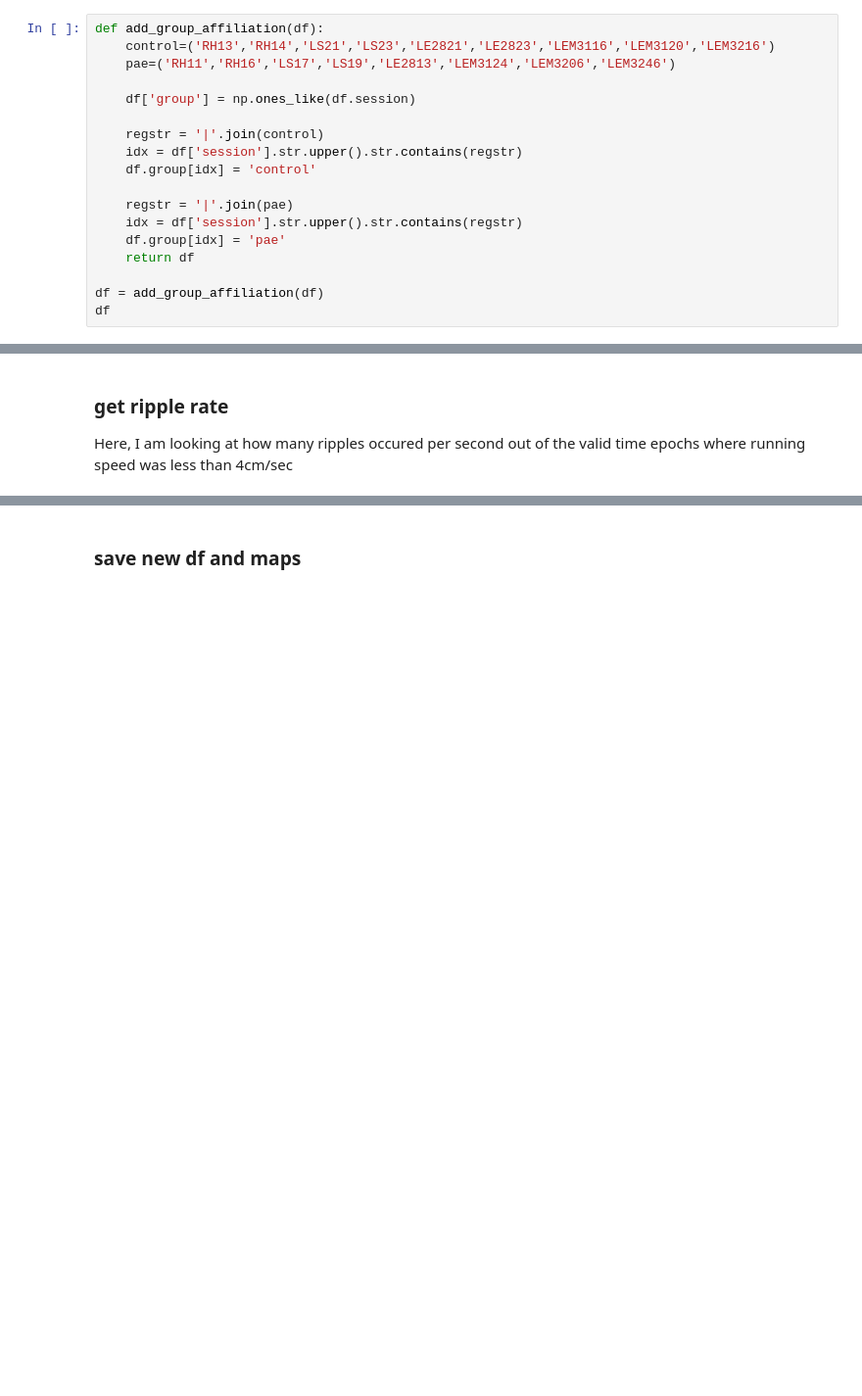
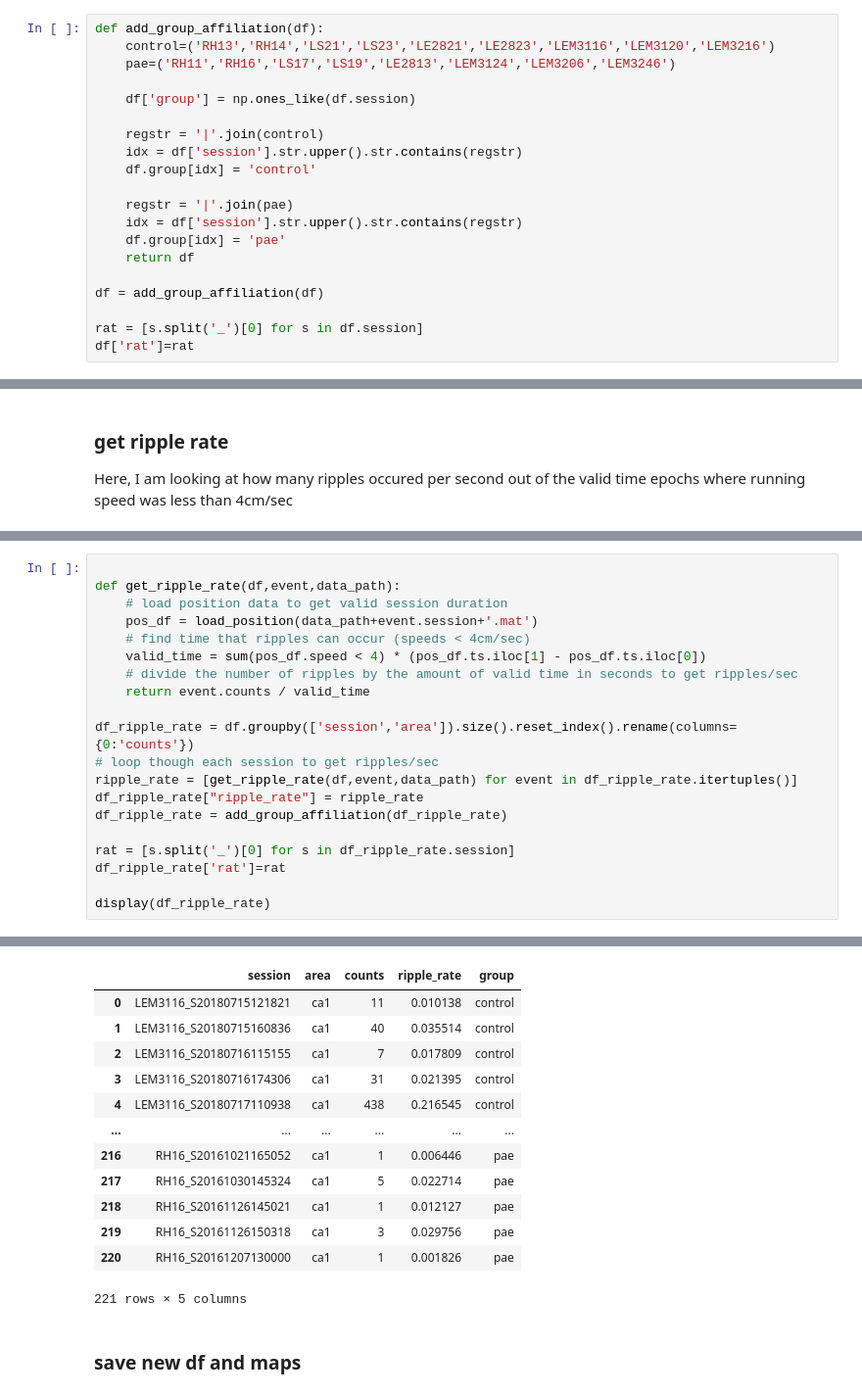
Before and after one commit to ryanharvey1/ripple_analyses, a Jupyter notebook: notebooks/compare_mua_swr.ipynb, the cells around one changed output, grey strips where cells are left out. Shown at 98% size. Saved outputs shown, nothing was run; the diff lists cells and outputs as text; blank space fills up the shorter version.

```diff
--- a/notebooks/compare_mua_swr.ipynb
+++ b/notebooks/compare_mua_swr.ipynb
@@ -433,5 +465,7 @@ def add_group_affiliation(df):
     return df
 
 df = add_group_affiliation(df)
-df
+
+rat = [s.split('_')[0] for s in df.session]
+df['rat']=rat
 # %% [output]
@@ -512,0 +507,21 @@ See the caveats in the documentation: https://pandas.pydata.org/pandas-docs/stab
+# %%
+
+def get_ripple_rate(df,event,data_path):
+    # load position data to get valid session duration
+    pos_df = load_position(data_path+event.session+'.mat')
+    # find time that ripples can occur (speeds < 4cm/sec)
+    valid_time = sum(pos_df.speed < 4) * (pos_df.ts.iloc[1] - pos_df.ts.iloc[0])
+    # divide the number of ripples by the amount of valid time in seconds to get ripples/sec
+    return event.counts / valid_time
+
+df_ripple_rate = df.groupby(['session','area']).size().reset_index().rename(columns={0:'counts'})
+# loop though each session to get ripples/sec
+ripple_rate = [get_ripple_rate(df,event,data_path) for event in df_ripple_rate.itertuples()]
+df_ripple_rate["ripple_rate"] = ripple_rate
+df_ripple_rate = add_group_affiliation(df_ripple_rate)
+
+rat = [s.split('_')[0] for s in df_ripple_rate.session]
+df_ripple_rate['rat']=rat
+
+display(df_ripple_rate)
+# %% [output]
@@ -513,3 +536,16 @@ See the caveats in the documentation: https://pandas.pydata.org/pandas-docs/stab
+|  | session | area | counts | ripple_rate | group |
+| 0 | LEM3116_S20180715121821 | ca1 | 11 | 0.010138 | control |
+| 1 | LEM3116_S20180715160836 | ca1 | 40 | 0.035514 | control |
+| 2 | LEM3116_S20180716115155 | ca1 | 7 | 0.017809 | control |
+| 3 | LEM3116_S20180716174306 | ca1 | 31 | 0.021395 | control |
+| 4 | LEM3116_S20180717110938 | ca1 | 438 | 0.216545 | control |
+| ... | ... | ... | ... | ... | ... |
+| 216 | RH16_S20161021165052 | ca1 | 1 | 0.006446 | pae |
+| 217 | RH16_S20161030145324 | ca1 | 5 | 0.022714 | pae |
+| 218 | RH16_S20161126145021 | ca1 | 1 | 0.012127 | pae |
+| 219 | RH16_S20161126150318 | ca1 | 3 | 0.029756 | pae |
+| 220 | RH16_S20161207130000 | ca1 | 1 | 0.001826 | pae |
+221 rows × 5 columns
 # %% [markdown]
 ### save new df and maps
 # %%
```
Also changed, not shown: parts of 9 cells of this notebook.
